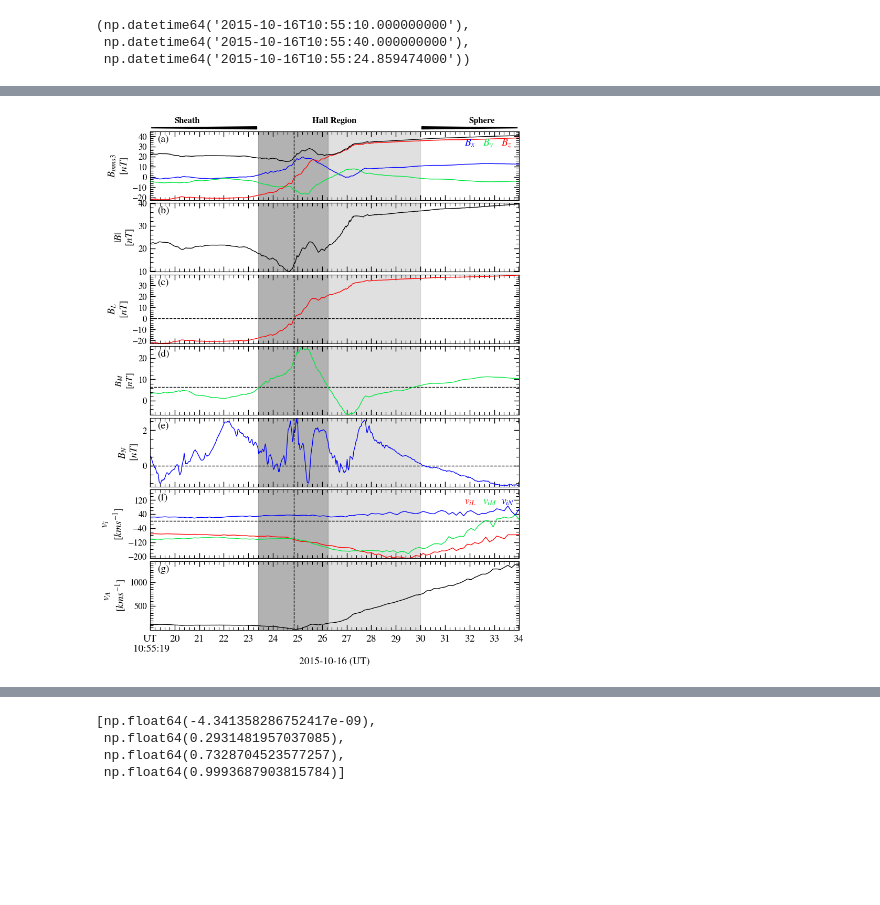
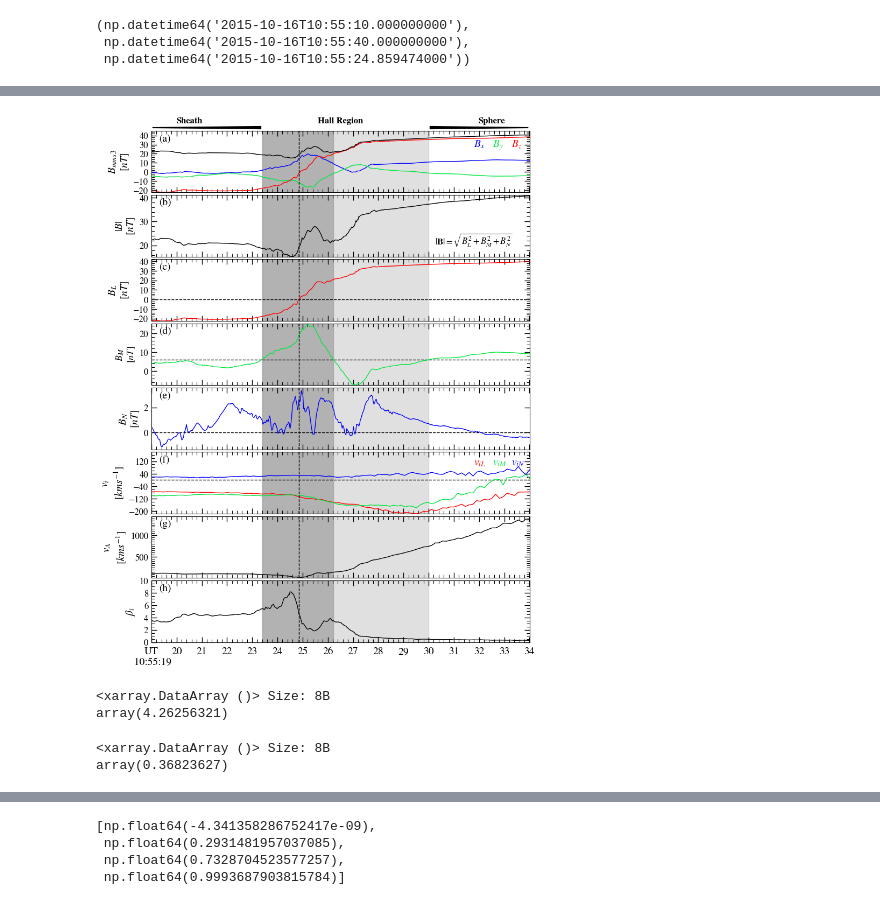
Before and after one commit to dipsbc/HallField-MMS-Analysis, a Jupyter notebook: Analysis_20151016105454.ipynb, the cells around one changed output, grey strips where cells are left out. Saved outputs shown, nothing was run; the diff lists cells and outputs as text; code cells hidden in the pictures; blank space fills up the shorter version.

```diff
--- a/Analysis_20151016105454.ipynb
+++ b/Analysis_20151016105454.ipynb
@@ -204,7 +203,7 @@ for i in range(0, num_paths_E, paths_per_E):
 mms3_Edataset = pytplot.get_data('mms3_edp_dce_gse_brst_l2',xarray=True,dt=True)
 mms3i_Edataset = mms3_Edataset.interp_like(mms3i_edataset,method='linear', kwargs={"fill_value": "extrapolate"})
 
-xr.apply_ufunc(convolve, mms3i_Edataset.isel(v_dim=0), kwargs={'window_size': 1000}).plot(figsize=(12, 2), color='b')
+xr.apply_ufunc(convolve, mms3i_Edataset.isel(v_dim=0), kwargs={'window_size': 10}).plot(figsize=(12, 2), color='b')
 plt.axhline(y=0, ls='--',c='k')
 mms3i_Edataset.isel(v_dim=0).plot(figsize=(12,2),c='b')
 # Add a horizontal line at y=0
@@ -252,5 +255,4 @@ Bz[0].values,Bz[1]
 # %%
-plt.style.use('default')
 
 fig, axs = plt.subplots(9, 1, figsize=[10.4, 8.5], sharex=True, gridspec_kw={'hspace': 0})
 
@@ -1735,9 +1728,9 @@ ax[0].yaxis.set_major_locator(ticker.MultipleLocator(5))
 ax[0].yaxis.set_minor_locator(ticker.AutoMinorLocator(10))
 
 # Second subplot (bottom)
-ax[1].plot(lmn_b.sel(LMN=0), lmn_b.sel(LMN=2), c='b')
+ax[1].plot(lmn_b.sel(LMN=0), lmn_e.sel(LMN=2), c='b')
 ax[1].set_xlabel('$\mathit{B_L}$(nT)', fontsize=13)
-ax[1].set_ylabel('$\mathit{B_N}$(nT)', fontsize=13)
+ax[1].set_ylabel('$\mathit{E_N}$(mV/m)', fontsize=13)
 ax[1].axhline(y=0, ls='--', c="k")
 ax[1].axvline(x=0, ls='--', c="k")
 
@@ -1754,8 +1747,8 @@ ax[1].tick_params(axis="y", which="minor", direction="in", length=4, width=0.7)
 # Set tick intervals
 ax[1].xaxis.set_major_locator(ticker.MultipleLocator(5))
 ax[1].xaxis.set_minor_locator(ticker.AutoMinorLocator(10))
-ax[1].yaxis.set_major_locator(ticker.MultipleLocator(1))
-ax[1].yaxis.set_minor_locator(ticker.AutoMinorLocator(2))
+ax[1].yaxis.set_major_locator(ticker.MultipleLocator(5))
+ax[1].yaxis.set_minor_locator(ticker.AutoMinorLocator(10))
 
 # Fine-tune layout and save the figure
 plt.savefig(os.path.join(output_folder, f"{taistarttime}_m.png"), dpi=1200, format='png', bbox_inches='tight')
@@ -1803,5 +1844,5 @@ bm.min().values,bm.max().values
 # %%
-fig, axs = plt.subplots(7, 1, figsize=[8.27, 10], sharex=True, gridspec_kw={'hspace': 0.04})
+fig, axs = plt.subplots(8, 1, figsize=[8.27, 10], sharex=True, gridspec_kw={'hspace': 0.04})
 
 axs[0].text(0.02,0.95, '(a)', transform=axs[0].transAxes, fontsize=14, va='top')
 axs[1].text(0.02,0.95, '(b)', transform=axs[1].transAxes, fontsize=14, va='top')
@@ -1810,6 +1851,7 @@ axs[3].text(0.02,0.95, '(d)', transform=axs[3].transAxes, fontsize=14, va='top')
 axs[4].text(0.02,0.95, '(e)', transform=axs[4].transAxes, fontsize=14, va='top')
 axs[5].text(0.02,0.95, '(f)', transform=axs[5].transAxes, fontsize=14, va='top')
 axs[6].text(0.02,0.95, '(g)', transform=axs[6].transAxes, fontsize=14, va='top')
+axs[7].text(0.02,0.95, '(h)', transform=axs[7].transAxes, fontsize=14, va='top')
 #axs[7].text(0.95,0.95, '(h)', transform=axs[7].transAxes, fontsize=13, va='top')
 
 plasma_region = ['Sheath','Sphere']
@@ -1831,12 +1873,17 @@ axs[0].plot(mms3i_bdataset.time.sel(time=slice(del3,del4)), mms3i_bdataset.mms3_
 axs[0].plot(mms3i_bdataset.time.sel(time=slice(del3,del4)), mms3i_bdataset.mms3_fgm_b_gse_brst_l2.sel(time=slice(del3,del4),v_dim=1), c=((0/255, 230/255, 64/255)), lw=1,label='By')
 axs[0].plot(mms3i_bdataset.time.sel(time=slice(del3,del4)), mms3i_bdataset.mms3_fgm_b_gse_brst_l2.sel(time=slice(del3,del4),v_dim=2), c='r', lw=1,label='Bz')
 axs[0].plot(mms3i_bdataset.time.sel(time=slice(del3,del4)), mms3i_bdataset.mms3_fgm_b_gse_brst_l2.sel(time=slice(del3,del4),v_dim=3), c='k', lw=1,label='Bz')
-axs[0].annotate(r'$\mathit{B_x}$', xy=(0.85, 0.8), xycoords='axes fraction', style='italic',
+axs[0].annotate(r'$\mathit{B_x}$', xy=(0.85, 0.75), xycoords='axes fraction', style='italic',
                 fontsize=14, color='b', xytext=(1, -1), textcoords='offset points')  # Annotation for Bx in blue
-axs[0].annotate(r'$\mathit{B_y}$', xy=(0.90, 0.8), xycoords='axes fraction', style='italic',
+axs[0].annotate(r'$\mathit{B_y}$', xy=(0.90, 0.75), xycoords='axes fraction', style='italic',
                 fontsize=14, color=((0/255, 230/255, 64/255)), xytext=(1, -1), textcoords='offset points')  # Annotation for By in green
-axs[0].annotate(r'$\mathit{B_z}$', xy=(0.95, 0.8), xycoords='axes fraction', style='italic',
+axs[0].annotate(r'$\mathit{B_z}$', xy=(0.95, 0.75), xycoords='axes fraction', style='italic',
                 fontsize=14, color='r', xytext=(1, -1), textcoords='offset points')  # Annotation for Bz in red
+axs[1].text(0.75, 0.20,
+            r'$|\mathbf{B}| = \sqrt{B_L^2 + B_M^2 + B_N^2}$',
+            transform=axs[1].transAxes,
+            fontsize=12)
+
 axs[0].set_ylabel(r'$\mathbf{\mathit{B_{mms3}}}$' + '\n' + r'$\mathit{[nT]}$', fontsize=14)
 axs[1].axhline(y=0,ls='--',lw=1,c='k')
 axs[2].axhline(y=0,ls='--',lw=1,c='k')
@@ -1844,7 +1891,7 @@ axs[3].axhline(y=df['B_g'].values,ls='--',lw=1,c='k')
 axs[4].axhline(y=0,ls='--',lw=1,c='k')
 axs[5].axhline(y=0,ls='--',lw=1,c='k')
 
-axs[1].plot(lmn_b.time.sel(time=slice(del3,del4)),B_magnitude,lw=1,c='k')
+axs[1].plot(lmn_b.time.sel(time=slice(del3,del4)),mag_lmn_b,lw=1,c='k')
 axs[2].plot(lmn_b.time.sel(time=slice(del3,del4)),lmn_b.sel(LMN=0,time=slice(del3,del4)),lw=1,c='r')
 axs[3].plot(lmn_b.time.sel(time=slice(del3,del4)),lmn_b.sel(LMN=1,time=slice(del3,del4)),lw=1,c=(0/255, 230/255, 64/255))
 #axs[3].axhline(y=df['B_g'].values, ls='--',c=(0/255, 230/255, 64/255), lw=1)
@@ -1857,18 +1904,18 @@ axs[0].tick_params(axis='y', which='major', labelsize=12,size=6,pad=2,direction=
 axs[0].tick_params(axis='y', which='minor', labelsize=10,size=3,pad=1,direction='in',left=True,right=True)
 axs[0].set_ylim(np.min(lmn_b.sel(LMN=0,time=slice(del3,del4))),np.max(lmn_b.sel(LMN=0,time=slice(del3,del4)))+5)
 
-axs[1].set_yticks(np.arange(np.round(np.min(B_magnitude),-B)-10**B, np.round(np.max(B_magnitude),-B)+10**B, 10*B))
-axs[1].set_yticks(np.arange(np.round(np.min(B_magnitude),-B)-10**B, np.round(np.max(B_magnitude),-B)+10**B, 2*B), minor=True)
+axs[1].set_yticks(np.arange(np.round(np.min(mag_lmn_b),-B)-10**B, np.round(np.max(mag_lmn_b),-B)+10**B, 10*B))
+axs[1].set_yticks(np.arange(np.round(np.min(mag_lmn_b),-B)-10**B, np.round(np.max(mag_lmn_b),-B)+10**B, 2*B), minor=True)
 axs[1].tick_params(axis='y', which='major', labelsize=12,size=6,pad=2,direction='in',left=True,right=True)
 axs[1].tick_params(axis='y', which='minor', labelsize=10,size=3,pad=1,direction='in',left=True,right=True)
-axs[1].set_ylim(np.min(B_magnitude),np.max(B_magnitude))
+axs[1].set_ylim(np.min(mag_lmn_b),np.max(mag_lmn_b))
 axs[1].set_ylabel(r'$\mathbf{\mathit{|B|}}$' + '\n' + r'$\mathit{[nT]}$', fontsize=14)
 
 axs[2].set_yticks(np.arange(np.round(np.min(lmn_b.sel(LMN=0)),-B)-10**B, np.round(np.max(lmn_b[:,0]),-B)+10**B, 10*B))
 axs[2].set_yticks(np.arange(np.round(np.min(lmn_b.sel(LMN=0)),-B)-10**B, np.round(np.max(lmn_b[:,0]),-B)+10**B, 2*B), minor=True)
 axs[2].tick_params(axis='y', which='major', labelsize=12,size=6,pad=2,direction='in',left=True,right=True)
 axs[2].tick_params(axis='y', which='minor', labelsize=10,size=3,pad=1,direction='in',left=True,right=True)
-axs[2].set_ylim(np.min(lmn_b.sel(LMN=0)),np.max(lmn_b.sel(LMN=0)))
+axs[2].set_ylim(np.min(lmn_b.sel(LMN=0)),np.max(lmn_b.sel(LMN=0))+2)
 axs[2].set_ylabel(r'$\mathbf{\mathit{B_{L}}}$' + '\n' + r'$\mathit{[nT]}$', fontsize=14)
 axs[3].set_yticks(np.arange(np.round(np.min(lmn_b.sel(LMN=1)),-B)-10**B, np.round(np.max(lmn_b[:,1]),-B)+10**B, 10*B))
 axs[3].set_yticks(np.arange(np.round(np.min(lmn_b.sel(LMN=1)),-B)-10**B, np.round(np.max(lmn_b[:,1]),-B)+10**B, 2*B), minor=True)
@@ -1881,9 +1928,11 @@ b_n = lmn_b.sel(LMN=2, time=slice(t1, t2))
 bmin = np.floor(b_n.min().item())
 bmax = np.ceil(b_n.max().item())
 plt.yticks(np.arange(bmin, bmax + B, B))
-axs[4].set_ylim(np.min(lmn_b.sel(LMN=2)),np.max(lmn_b.sel(LMN=2)))
-axs[4].yaxis.set_minor_locator(AutoMinorLocator())
+#axs[4].set_ylim(np.min(lmn_b.sel(LMN=2)),np.max(lmn_b.sel(LMN=2)))
+#axs[4].yaxis.set_minor_locator(AutoMinorLocator())
 axs[4].set_ylabel(r'$\mathbf{\mathit{B_{N}}}$' + '\n' + r'$\mathit{[nT]}$', fontsize=14)
+
+
 axs[5].set_ylim(np.min(lmn_vi.sel(LMN=0,time=slice(del3,del4))),np.max(lmn_vi.sel(LMN=2,time=slice(del3,del4))))
 
 # Plot data on the subplots
@@ -1910,6 +1959,29 @@ axs[6].set_ylabel(r'$\mathbf{\mathit{v_{A}}}$' + '\n' + r'$\mathit{[kms^{-1}]}$'
 axs[6].set_xlabel('2015-10-16 (UT)', fontsize=14)
 
 
+
+#axs[7].plot(beta_par.time,    beta_par,    c='r', lw=1, label=r'$\beta_{\parallel}$')
+#axs[7].plot(beta_perp.time,    beta_perp,    c='b', lw=1, label=r'$\beta_{\perp}$')
+axs[7].plot(beta_scalar.time, beta_scalar, c='k', lw=1, label=r'$\beta_{\mathrm{sc}}$')
+
+# Annotations
+#axs[7].annotate(r'$\beta_{\parallel}$', xy=(0.95, 0.75), xycoords='axes fraction',
+#                fontsize=10, color='r', style='italic')
+#axs[7].annotate(r'$\beta_{\perp}$', xy=(0.95, 0.55), xycoords='axes fraction',
+#                fontsize=10, color='b', style='italic')
+#axs[7].annotate(r'$\beta_{\mathrm{sc}}$', xy=(0.95, 0.35), xycoords='axes fraction',
+#                fontsize=10, color='k', style='italic')
+
+axs[7].set_ylabel(r'$\beta_i$', fontsize=14)
+
+
+ymin = np.floor(np.min(beta_perp))
+ymax = np.ceil(np.max(beta_perp))
+
+axs[7].set_ylim(ymin, ymax)
+
+axs[7].set_yticks(np.arange(ymin, ymax + 2, 2))
+axs[7].set_yticks(np.arange(ymin, ymax +0.5, 0.5), minor=True)
 for ax in axs:
     ax.set_xlim(lmn_b.time.sel(time=del3, method="bfill"), lmn_b.time.sel(time=del4,method='nearest'))
     # Get major/minor ticks and labels just ONCE
@@ -1945,35 +2017,45 @@ for ax in axs:
     ax.grid(False)
     ax.axvspan(t1, th_0,
            color=(0.5,0.5,0.5), alpha=0.6, label='Span 1 (Dark Grey)')
     ax.axvspan(th_0, t2,
             color=(0.7,0.7,0.7), alpha=0.4, label='Span 2 (Light Grey)')
 
 # Convert a date to axis coordinates
 def date_to_axis_coords(ax, date):
     if isinstance(date, np.datetime64):
         date = pd.to_datetime(date).to_pydatetime()  # Convert datetime64 to Python datetime
         date_num = mdates.date2num(date)
     else:
         date_num = mdates.datestr2num(date)  # If string, convert directly
     return ax.transAxes.inverted().transform((ax.transData.transform((date_num, 0))))[0]
 
 # List of dates to process
 dates = [del3, t1, t2, del4]
 axis_coords = [date_to_axis_coords(axs[0], date) for date in dates]
 
 # Annotate with arrows between specified coordinates
 for (start, end) in [(0, 1), (3, 2)]:
     axs[0].annotate('', xy=(axis_coords[start], 1.05), xytext=(axis_coords[end], 1.05),
                     xycoords='axes fraction', textcoords='axes fraction',
                     arrowprops=dict(facecolor='black', edgecolor='black', arrowstyle='wedge', lw=1.5))
 plt.rc('mathtext', fontset='stix')
 plt.rc('font', family='STIXGeneral')
 plt.tight_layout(pad=1)  # Adjust padding
 plt.subplots_adjust(top=0.97, bottom=0.02, left=0.1, right=0.95, hspace=0.1)
-plt.savefig(os.path.join(output_folder, f"{taistarttime}_e.png"), dpi=1200, format='png', bbox_inches='tight')
+plt.savefig(os.path.join(output_folder, f"{taistarttime}_e.tif"), dpi=900, format='tif', bbox_inches='tight')
 plt.show()
 # %% [output]
-[figure, old version]
+[figure, new version]
+# %%
+beta_scalar.sel(time=slice(del3,t1)).mean()
+# %% [output]
+<xarray.DataArray ()> Size: 8B
+array(4.26256321)
+# %%
+beta_scalar.sel(time=slice(t2,del4)).mean()
+# %% [output]
+<xarray.DataArray ()> Size: 8B
+array(0.36823627)
 # %%
 # List of dates to process
 dates = [del3, t1, t2, del4]
```
Also changed, not shown: parts of 69 cells of this notebook.
